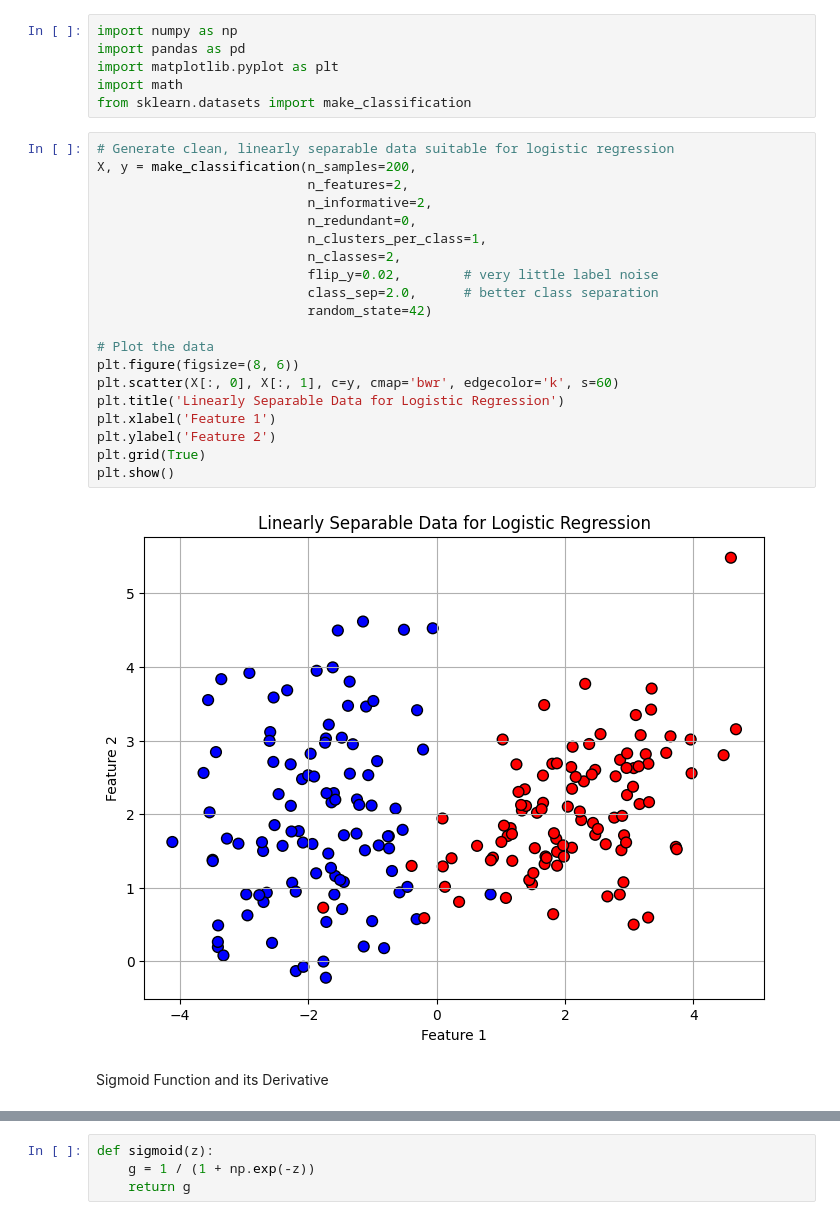
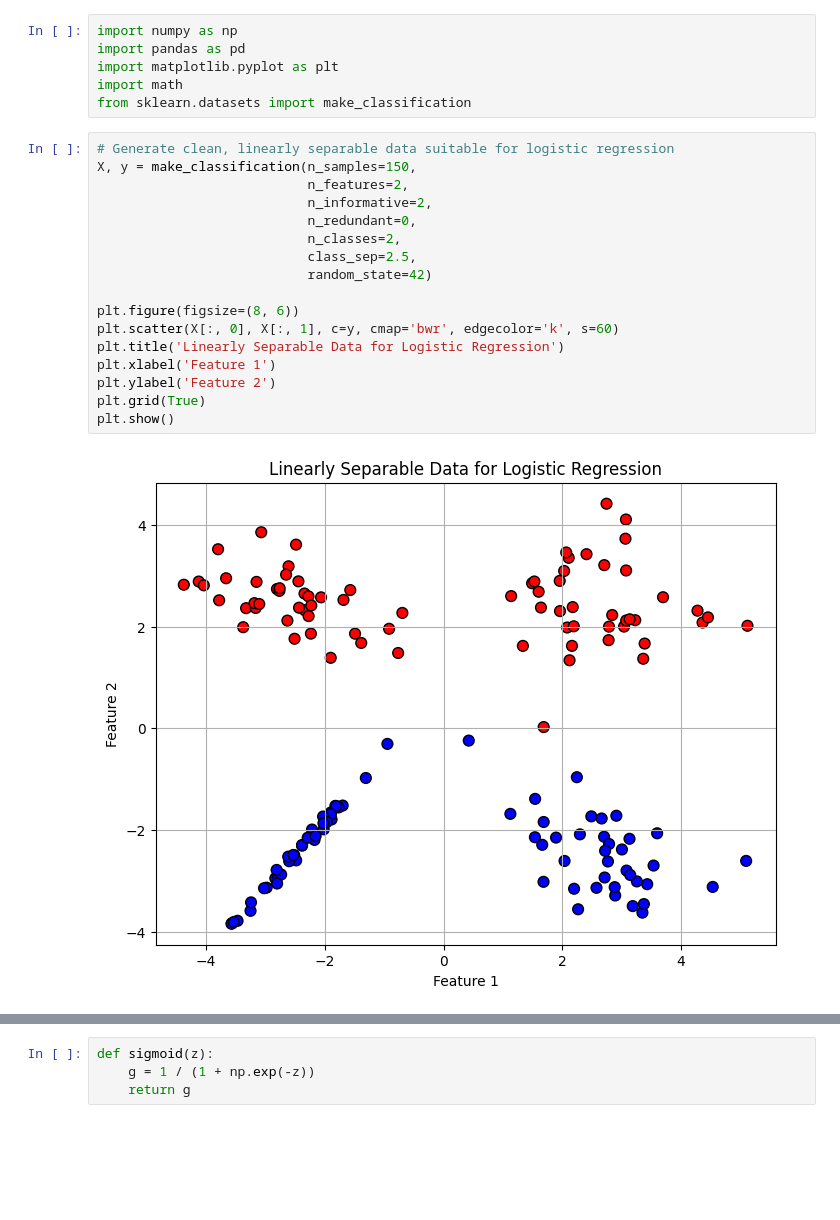
Before and after one commit to nabeelshan78/Machine_Learning_Algorithims_From_Scratch, a Jupyter notebook: Logistic Regression Using Gradient Descent/Gradient_Descent_Logistic_Regression.ipynb, the cells around one changed output, grey strips where cells are left out. Saved outputs shown, nothing was run; the diff lists cells and outputs as text; blank space fills up the shorter version.

```diff
--- a/Logistic Regression Using Gradient Descent/Gradient_Descent_Logistic_Regression.ipynb
+++ b/Logistic Regression Using Gradient Descent/Gradient_Descent_Logistic_Regression.ipynb
@@ -9,25 +9,20 @@ import math
 from sklearn.datasets import make_classification
 # %%
 # Generate clean, linearly separable data suitable for logistic regression
-X, y = make_classification(n_samples=200,
+X, y = make_classification(n_samples=150,
                            n_features=2,
                            n_informative=2,
                            n_redundant=0,
-                           n_clusters_per_class=1,
                            n_classes=2,
-                           flip_y=0.02,        # very little label noise
-                           class_sep=2.0,      # better class separation
+                           class_sep=2.5,
                            random_state=42)
 
-# Plot the data
 plt.figure(figsize=(8, 6))
 plt.scatter(X[:, 0], X[:, 1], c=y, cmap='bwr', edgecolor='k', s=60)
 plt.title('Linearly Separable Data for Logistic Regression')
 plt.xlabel('Feature 1')
 plt.ylabel('Feature 2')
 plt.grid(True)
 plt.show()
 # %% [output]
-[figure, old version]
+[figure, new version]
-# %% [markdown]
-Sigmoid Function and its Derivative
```
Also changed, not shown: parts of 17 cells of this notebook.
